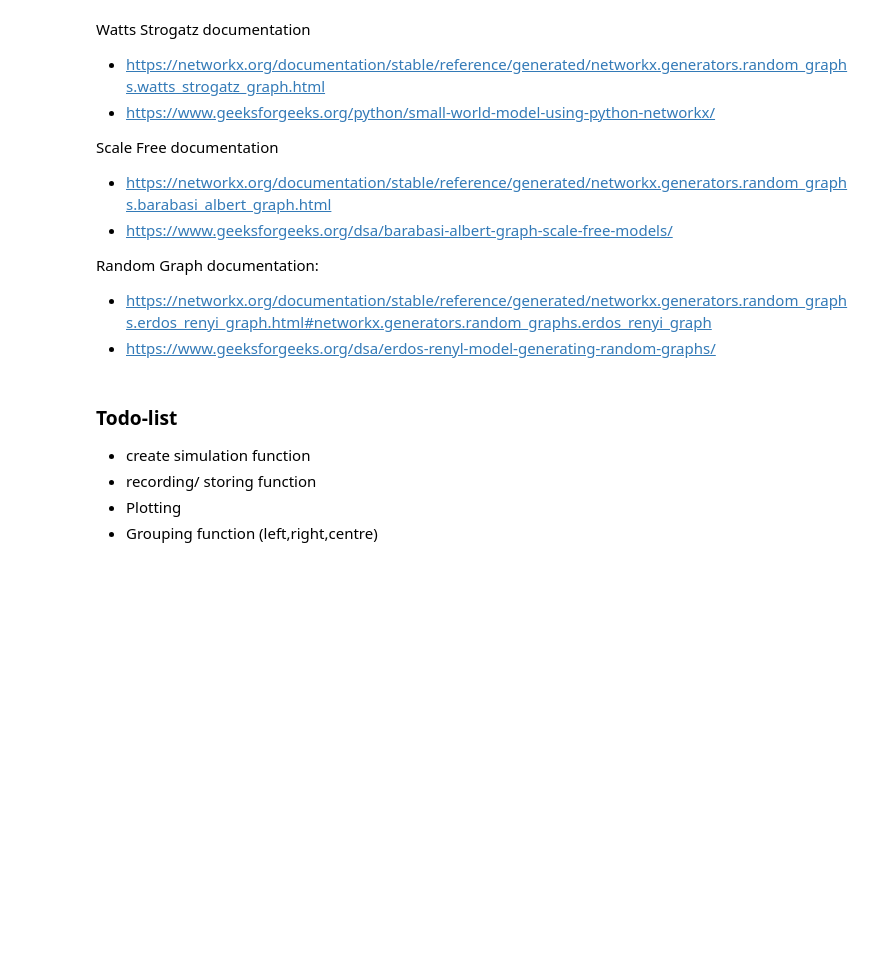
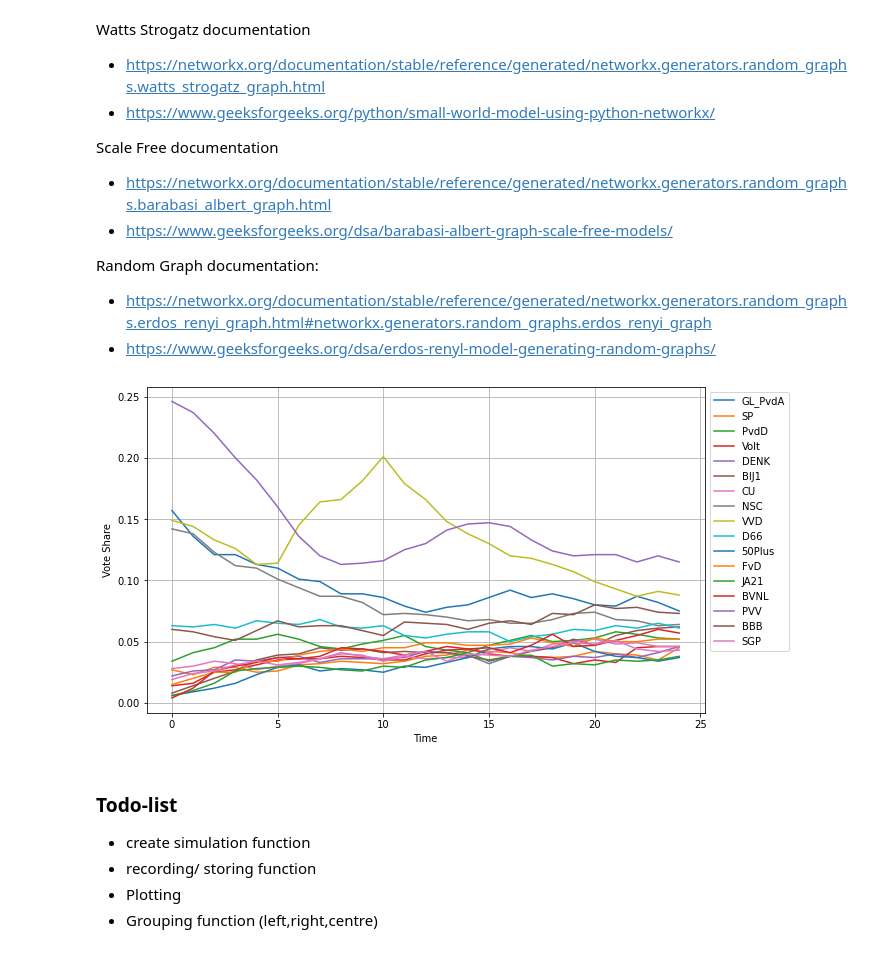
Before and after one commit to tomme2009/ProjectComputationalScience, a Jupyter notebook: ABM/Week1_PCS.ipynb, the cells around one changed output. Saved outputs shown, nothing was run; the diff lists cells and outputs as text; code cells hidden in the pictures; blank space fills up the shorter version.

Commit message:
Implement voter bias (#1)
* Implement political voter bias parameters

* Fix missing var

* Remove checkpoints folder

```diff
--- a/ABM/Week1_PCS.ipynb
+++ b/ABM/Week1_PCS.ipynb
@@ -185,20 +193,28 @@ Compute the choice probability of a voter based on:
 - S_i: susceptibility
 - beta: strength of peer pressure.
 - gamma: strength of external events.
+- delta: strength of bias
 - A_t: attractiveness.
-score(i,p): = exp(beta*S_i*f_p) * A_p^gamma.
+- bias: bias
+score(i,p): = max(0, exp(beta*S_i*f_p) * A_p^gamma + delta * bias)
 P_i(p): score_(i,p)/sum_q * score_(i,q).
 scores: probability distribution across parties (normalized so that is sums to 1).
 """
 def compute_probs(
         neighbor_fraction, susceptibility,
-        peer_pressure_strength, events_strength, attractiveness
+        peer_pressure_strength, events_strength, bias_strength, attractiveness, bias
     ):
     # compute scores and normalizee
     scores = np.exp(
         peer_pressure_strength * susceptibility * neighbor_fraction
         + events_strength * np.log(attractiveness)
     )
+
+    scores += bias_strength * bias
+    scores = np.maximum(scores, 0)
+
+    if scores.sum() == 0:
+        scores += 0.000001
     scores /= scores.sum()
 
     return scores
@@ -212,10 +228,10 @@ Sample a new party from Pi(p)
 """
 def update_voter(
         voter_index, party, loyalty, susceptibility, neighbors,
-        peer_pressure_strength, events_strength, attractiveness, rng
+        peer_pressure_strength, events_strength, bias_strength, attractiveness, bias, rng
     ):
     # voter keeps the same party if rng is smaller than loyalty
-    if rng.random < loyalty(voter_index):
+    if rng.random() < loyalty[voter_index]:
         return
 
     # compute f
@@ -227,7 +243,7 @@ def update_voter(
     #Compute Pi(p)
     probs = compute_probs(
         neighbor_votes, susceptibility[voter_index],
-        peer_pressure_strength, events_strength, attractiveness
+        peer_pressure_strength, events_strength, bias_strength, attractiveness, bias[voter_index]
     )
 
     #Sample new party
@@ -308,3 +323,38 @@ def simulate_amb(
+# %%
+events = [
+    {"party": "VVD", "start": 5, "end": 10, "A": 2.0},
+    {"party": "PVV", "start": 8, "end": 15, "A": 1.5}
+]
+
+parties2023_normalized = list(parties2023.values()) / np.sum(list(parties2023.values()))
+
+T = 24
+
+history = simulate_amb(
+    N=1000,
+    parties=list(parties2023.keys()),
+    probs_2023=parties2023_normalized,
+    T=T,
+    beta=3,
+    gamma=1,
+    delta=1.5,
+    B_range=(-1,1),
+    graph_type="small_world",
+    events=events,
+    seed=1
+)
+
+plt.figure(figsize=(10, 6))
+for i, party in enumerate(parties2023.keys()):
+    plt.plot(range(T + 1), history[:, i], label=party)
+
+plt.xlabel('Time')
+plt.ylabel('Vote Share')
+plt.legend(loc='upper left', bbox_to_anchor=(1, 1))
+plt.grid(True)
+plt.show()
+# %% [output]
+[figure, added]
 # %% [markdown]
 ### Todo-list
 - create simulation function
```
Also changed, not shown: parts of 3 cells of this notebook, 1 other file.
